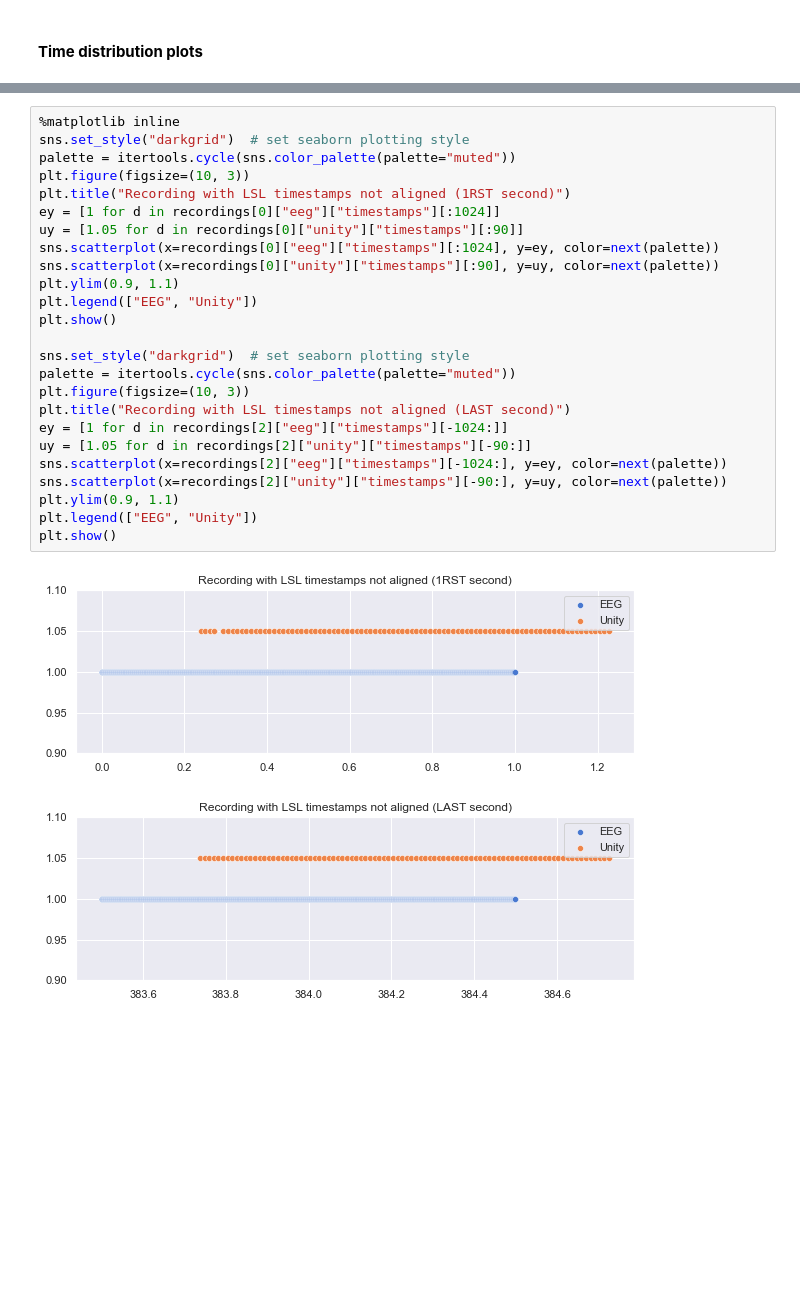
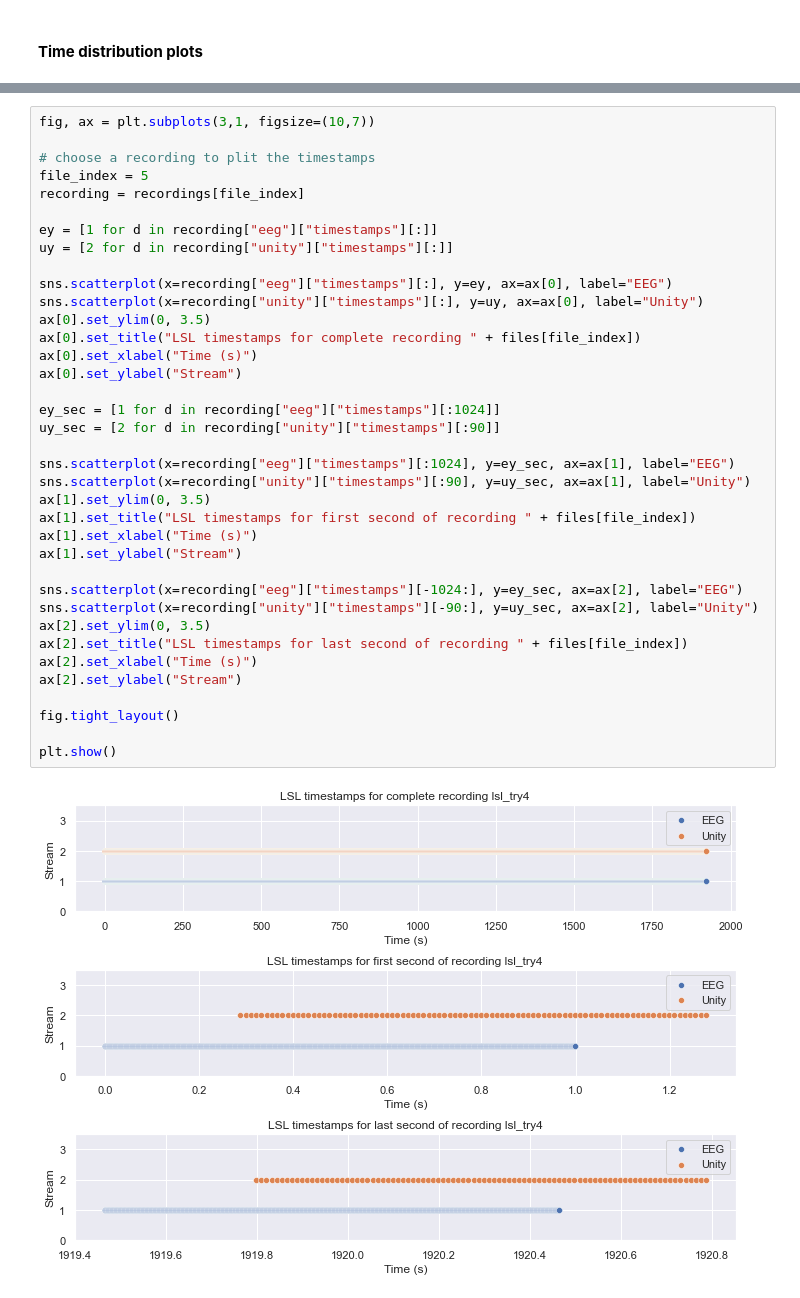
Before and after one commit to JohnMadrid/lsl_latency_corout_analysis, a Jupyter notebook: analysis_John.ipynb, the cells around one changed output, grey strips where cells are left out. Drawn from its saved outputs; the diff is of its cells as text; blank space fills up the shorter version.

```diff
--- a/analysis_John.ipynb
+++ b/analysis_John.ipynb
@@ -542,31 +542,42 @@ plt.show()
-# %%
-%matplotlib inline
-sns.set_style("darkgrid")  # set seaborn plotting style
-palette = itertools.cycle(sns.color_palette(palette="muted"))
-plt.figure(figsize=(10, 3))
-plt.title("Recording with LSL timestamps not aligned (1RST second)")
-ey = [1 for d in recordings[0]["eeg"]["timestamps"][:1024]]
-uy = [1.05 for d in recordings[0]["unity"]["timestamps"][:90]]
-sns.scatterplot(x=recordings[0]["eeg"]["timestamps"][:1024], y=ey, color=next(palette))
-sns.scatterplot(x=recordings[0]["unity"]["timestamps"][:90], y=uy, color=next(palette))
-plt.ylim(0.9, 1.1)
-plt.legend(["EEG", "Unity"])
-plt.show()
-
-sns.set_style("darkgrid")  # set seaborn plotting style
-palette = itertools.cycle(sns.color_palette(palette="muted"))
-plt.figure(figsize=(10, 3))
-plt.title("Recording with LSL timestamps not aligned (LAST second)")
-ey = [1 for d in recordings[2]["eeg"]["timestamps"][-1024:]]
-uy = [1.05 for d in recordings[2]["unity"]["timestamps"][-90:]]
-sns.scatterplot(x=recordings[2]["eeg"]["timestamps"][-1024:], y=ey, color=next(palette))
-sns.scatterplot(x=recordings[2]["unity"]["timestamps"][-90:], y=uy, color=next(palette))
-plt.ylim(0.9, 1.1)
-plt.legend(["EEG", "Unity"])
-plt.show()
-# %% [output]
-[figure, removed]
-[figure, removed]
+# %%
+fig, ax = plt.subplots(3,1, figsize=(10,7))
+
+# choose a recording to plit the timestamps
+file_index = 5
+recording = recordings[file_index]
+
+ey = [1 for d in recording["eeg"]["timestamps"][:]]
+uy = [2 for d in recording["unity"]["timestamps"][:]]
+
+sns.scatterplot(x=recording["eeg"]["timestamps"][:], y=ey, ax=ax[0], label="EEG")
+sns.scatterplot(x=recording["unity"]["timestamps"][:], y=uy, ax=ax[0], label="Unity")
+ax[0].set_ylim(0, 3.5)
+ax[0].set_title("LSL timestamps for complete recording " + files[file_index])
+ax[0].set_xlabel("Time (s)")
+ax[0].set_ylabel("Stream")
+
+ey_sec = [1 for d in recording["eeg"]["timestamps"][:1024]]
+uy_sec = [2 for d in recording["unity"]["timestamps"][:90]]
+
+sns.scatterplot(x=recording["eeg"]["timestamps"][:1024], y=ey_sec, ax=ax[1], label="EEG")
+sns.scatterplot(x=recording["unity"]["timestamps"][:90], y=uy_sec, ax=ax[1], label="Unity")
+ax[1].set_ylim(0, 3.5)
+ax[1].set_title("LSL timestamps for first second of recording " + files[file_index])
+ax[1].set_xlabel("Time (s)")
+ax[1].set_ylabel("Stream")
+
+sns.scatterplot(x=recording["eeg"]["timestamps"][-1024:], y=ey_sec, ax=ax[2], label="EEG")
+sns.scatterplot(x=recording["unity"]["timestamps"][-90:], y=uy_sec, ax=ax[2], label="Unity")
+ax[2].set_ylim(0, 3.5)
+ax[2].set_title("LSL timestamps for last second of recording " + files[file_index])
+ax[2].set_xlabel("Time (s)")
+ax[2].set_ylabel("Stream")
+
+fig.tight_layout()
+
+plt.show()
+# %% [output]
+[figure, added]
 # %%
 stats = pd.DataFrame()  # create empty dataframe
 for k in recordings:
```
Also changed, not shown: parts of 13 cells of this notebook, 1 other file.
